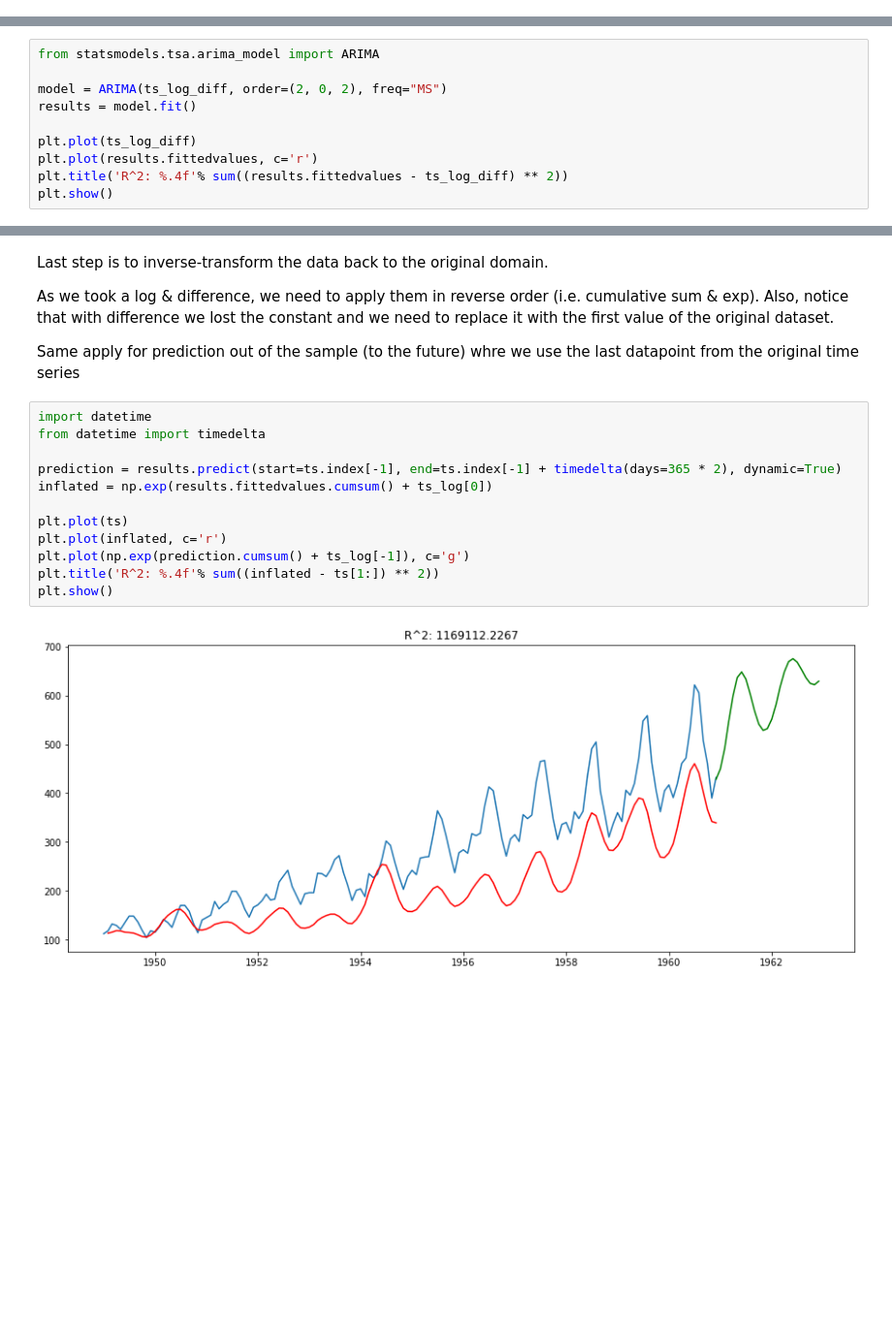
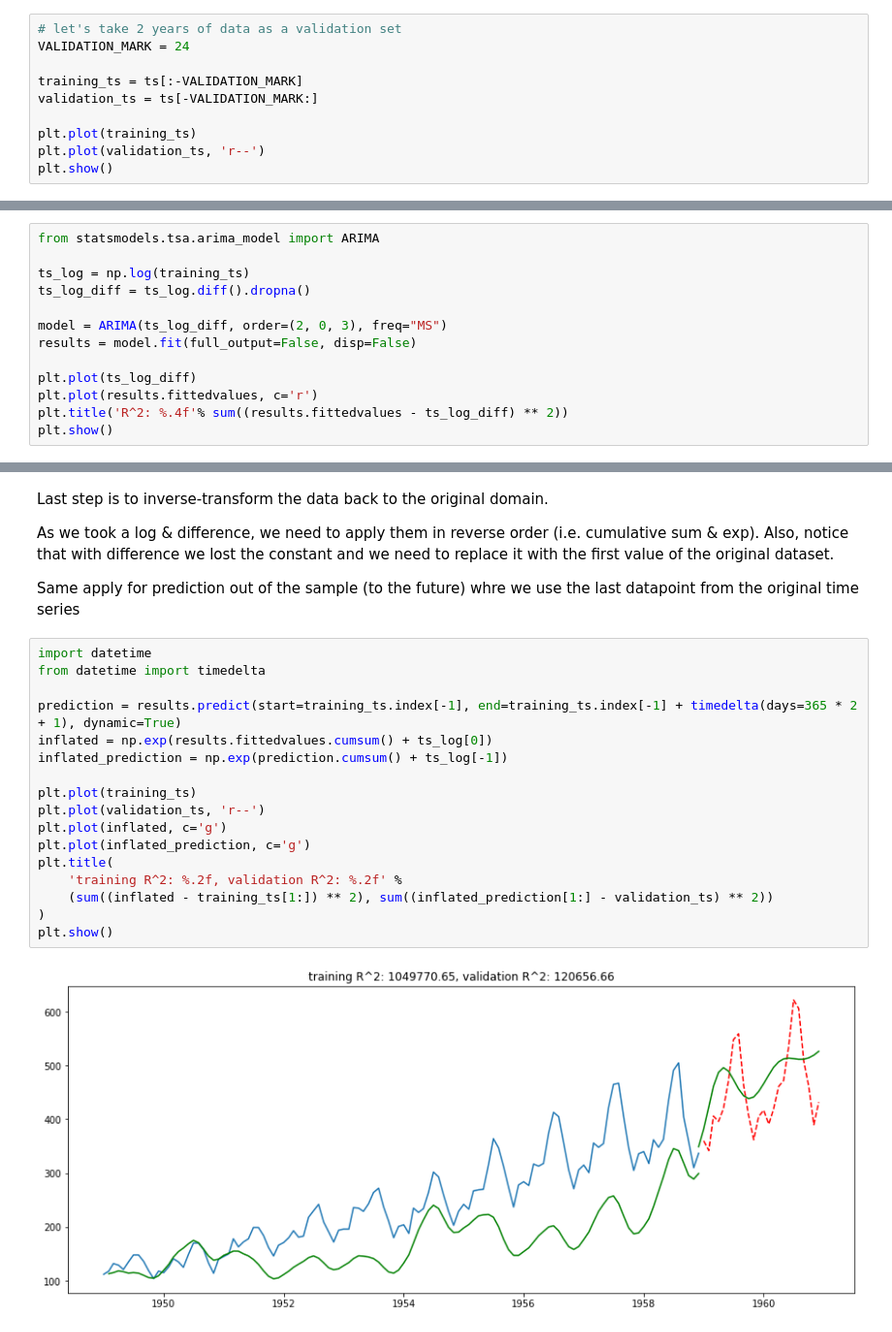
Before and after one commit to mlcollege/time-series-analysis, a Jupyter notebook: src/arima-complete.ipynb, the cells around one changed output, grey strips where cells are left out. Shown at 97% size. Drawn from its saved outputs; the diff is of its cells as text; blank space fills up the shorter version.

```diff
--- a/src/arima-complete.ipynb
+++ b/src/arima-complete.ipynb
@@ -104,0 +141,10 @@ We can use decomposed model for a simple forcasting. We would assume that in the
+# %%
+# let's take 2 years of data as a validation set
+VALIDATION_MARK = 24
+
+training_ts = ts[:-VALIDATION_MARK]
+validation_ts = ts[-VALIDATION_MARK:]
+
+plt.plot(training_ts)
+plt.plot(validation_ts, 'r--')
+plt.show()
@@ -238,8 +341,11 @@ After the model is fitted, we can plot it over original data. Notice that we are
 # %%
 from statsmodels.tsa.arima_model import ARIMA
 
-model = ARIMA(ts_log_diff, order=(2, 0, 2), freq="MS")
-results = model.fit()
+ts_log = np.log(training_ts)
+ts_log_diff = ts_log.diff().dropna()
+
+model = ARIMA(ts_log_diff, order=(2, 0, 3), freq="MS")
+results = model.fit(full_output=False, disp=False)
 
 plt.plot(ts_log_diff)
 plt.plot(results.fittedvalues, c='r')
@@ -256,14 +362,19 @@ Same apply for prediction out of the sample (to the future) whre we use the last
 # %%
 import datetime
 from datetime import timedelta
 
-prediction = results.predict(start=ts.index[-1], end=ts.index[-1] + timedelta(days=365 * 2), dynamic=True)
+prediction = results.predict(start=training_ts.index[-1], end=training_ts.index[-1] + timedelta(days=365 * 2 + 1), dynamic=True)
 inflated = np.exp(results.fittedvalues.cumsum() + ts_log[0])
+inflated_prediction = np.exp(prediction.cumsum() + ts_log[-1])
 
-plt.plot(ts)
-plt.plot(inflated, c='r')
-plt.plot(np.exp(prediction.cumsum() + ts_log[-1]), c='g')
-plt.title('R^2: %.4f'% sum((inflated - ts[1:]) ** 2))
+plt.plot(training_ts)
+plt.plot(validation_ts, 'r--')
+plt.plot(inflated, c='g')
+plt.plot(inflated_prediction, c='g')
+plt.title(
+    'training R^2: %.2f, validation R^2: %.2f' %
+    (sum((inflated - training_ts[1:]) ** 2), sum((inflated_prediction[1:] - validation_ts) ** 2))
+)
 plt.show()
 # %% [output]
-[figure, old version]
+[figure, new version]
```
Also changed, not shown: parts of 44 cells of this notebook, 6 other files.
